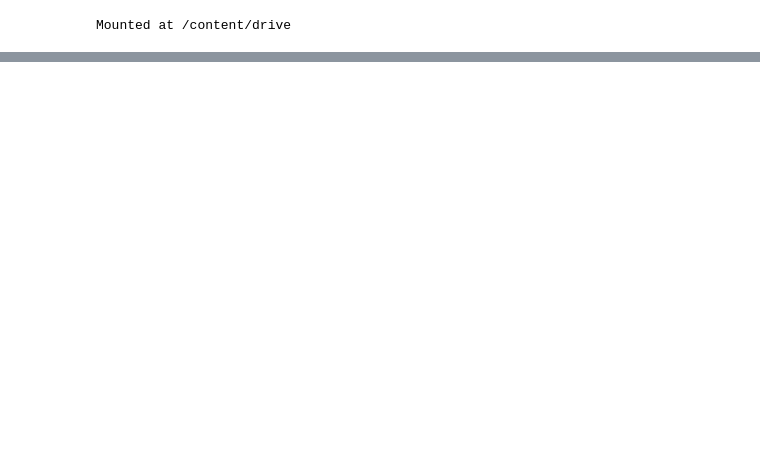
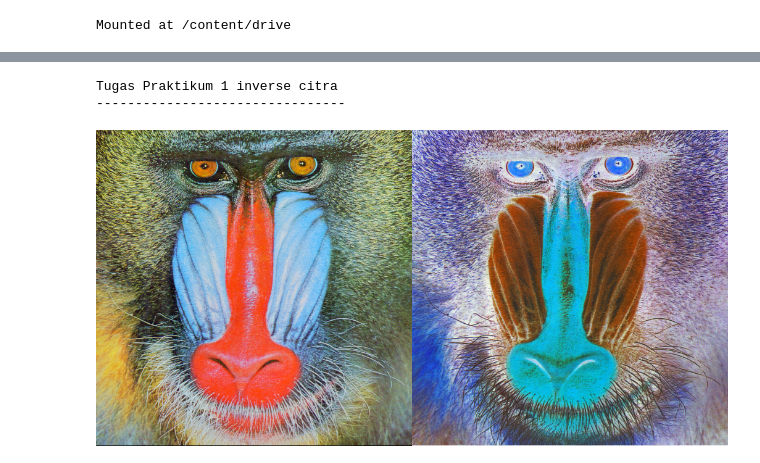
Before and after one commit to Alrez07/PCVK_Genap_2023_2, a Jupyter notebook: Week3.ipynb, the cells around one changed output, grey strips where cells are left out. Drawn from its saved outputs; the diff is of its cells as text; code cells hidden in the pictures; blank space fills up the shorter version.

```diff
--- a/Week3.ipynb
+++ b/Week3.ipynb
@@ -17,0 +41,14 @@ except ValueError:
+# %%
+print('Tugas Praktikum No 1 inverse citra')
+print('--------------------------------')
+original = img = cv.imread('/content/drive/MyDrive/Images/mandrill.tiff')
+inverst_image = np.zeros(original.shape, original.dtype)
+for x in range(original.shape[0]):
+  inverst_image[x] =255-np.clip(original[x], 0, 255)
+
+final_frame = cv.hconcat((original, inverst_image))
+cv2_imshow(final_frame)
+# %% [output]
+Tugas Praktikum 1 inverse citra
+--------------------------------
+[figure, added]
```
Also changed, not shown: parts of 4 cells of this notebook.
